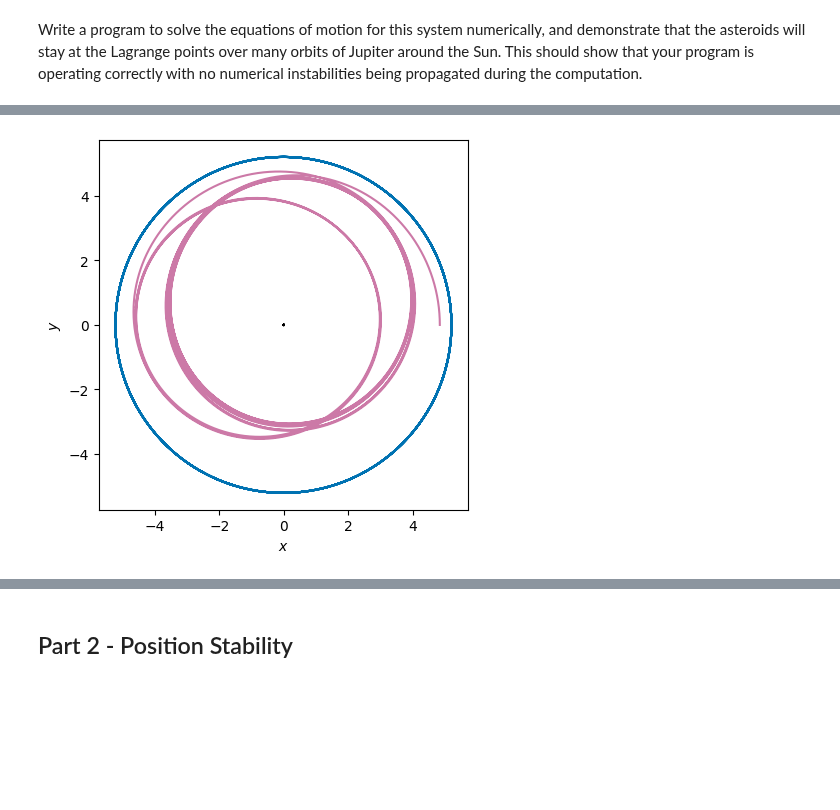
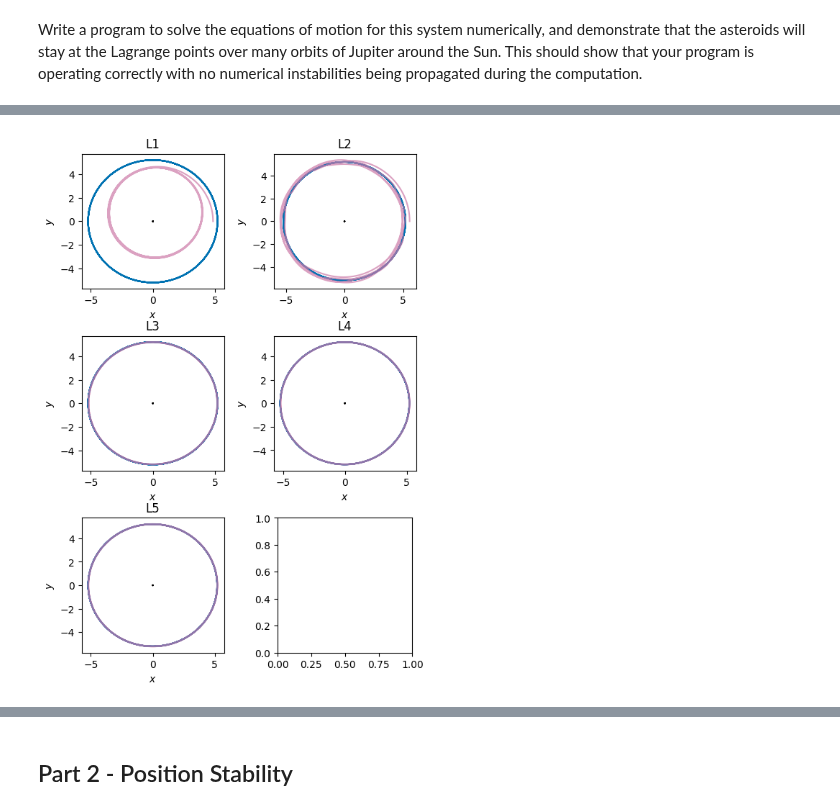
Before and after one commit to vibilanj/cmps, a Jupyter notebook: homework/Project1.ipynb, the cells around one changed output, grey strips where cells are left out. Saved outputs shown, nothing was run; the diff lists cells and outputs as text; code cells hidden in the pictures; blank space fills up the shorter version.

```diff
--- a/homework/Project1.ipynb
+++ b/homework/Project1.ipynb
@@ -34,7 +143,7 @@ M_J = 0.001     # Mass of Jupiter
 radius_J = 5.2  # Radius of Jupiter's orbit
 
 t_min = 0
-t_max = 10 * days_J
+t_max = 5 * days_J
 epsilon = 1
 
 position_L1 = radius_J - 0.3604277601
@@ -51,11 +160,11 @@ velocity_S = 2 * np.pi * radius_S / days_J
 
 init_SJ = np.array([-radius_S, 0, 0, -velocity_S, # Sun
                 radius_J, 0, 0, velocity_J]) # Jupiter
-init = np.concatenate((init_SJ, np.array([position_L1, 0, 0, velocity_L1])))
-# init = np.concatenate((init_SJ, np.array([position_L2, 0, 0, velocity_L2])))
-# init = np.concatenate((init_SJ, np.array([position_L3, 0, 0, velocity_L3])))
-# init = np.concatenate((init_SJ, np.array([2.6, 4.5, (velocity_J * -0.866), (velocity_J * 0.5)])))
-# init = np.concatenate((init_SJ, np.array([2.6, -4.5, (velocity_J * 0.866), (velocity_J * 0.5)])))
+init_L1 = np.concatenate((init_SJ, np.array([position_L1, 0, 0, velocity_L1])))
+init_L2 = np.concatenate((init_SJ, np.array([position_L2, 0, 0, velocity_L2])))
+init_L3 = np.concatenate((init_SJ, np.array([position_L3, 0, 0, velocity_L3])))
+init_L4 = np.concatenate((init_SJ, np.array([2.6, 4.5, (velocity_J * -0.866), (velocity_J * 0.5)])))
+init_L5 = np.concatenate((init_SJ, np.array([2.6, -4.5, (velocity_J * 0.866), (velocity_J * 0.5)])))
 
 # Functions
 d = -2.96 * 10 ** (-4) # G * M / AU^3 * 86400^2
@@ -69,45 +178,55 @@ def general_derivative(t, state, mass_J):
     r_AJ = np.sqrt((x_A - x_J) ** 2 + (y_A - y_J) ** 2)  # Distance from Asteroid to Jupiter
 
     # Accelerations
     a_x_SJ =  d * mass_J * (x_S - x_J) / (r_JS ** 3) # Sun's acceleration due to Jupiter
     a_y_SJ =  d * mass_J * (y_S - y_J) / (r_JS ** 3)
 
     a_x_JS = d * M_S * (x_J - x_S) / (r_JS ** 3)  # Jupiter's acceleration due to the Sun
     a_y_JS = d * M_S * (y_J - y_S) / (r_JS ** 3)
 
     a_x_AS = d * M_S * (x_A - x_S) / (r_AS ** 3)  # Asteroid's acceleration due to the Sun
     a_y_AS = d * M_S * (y_A - y_S) / (r_AS ** 3)
     a_x_AJ = d * mass_J * (x_A - x_J) / (r_AJ ** 3)  # Asteroid's acceleration due to Jupiter
     a_y_AJ = d * mass_J * (y_A - y_J) / (r_AJ ** 3)
 
     a_x_A = a_x_AS + a_x_AJ  # Total x acceleration of the Asteroid
     a_y_A = a_y_AS + a_y_AJ  # Total y acceleration of the Asteroid
 
     return np.array([v_x_S, v_y_S, a_x_SJ, a_y_SJ, \
                         v_x_J, v_y_J, a_x_JS, a_y_JS, \
                         v_x_A, v_y_A, a_x_A, a_y_A])
 
 # Solution
 def derivative(t, state):
     return general_derivative(t, state, M_J)
 
-solution = integrate.solve_ivp(derivative, [t_min, t_max], init, max_step = epsilon)
+solution_L1 = integrate.solve_ivp(derivative, [t_min, t_max], init_L1, max_step = epsilon)
+solution_L2 = integrate.solve_ivp(derivative, [t_min, t_max], init_L2, max_step = epsilon)
+solution_L3 = integrate.solve_ivp(derivative, [t_min, t_max], init_L3, max_step = epsilon)
+solution_L4 = integrate.solve_ivp(derivative, [t_min, t_max], init_L4, max_step = epsilon)
+solution_L5 = integrate.solve_ivp(derivative, [t_min, t_max], init_L5, max_step = epsilon)
 
-# Plot
-x_S = solution.y[0]
-y_S = solution.y[1]
+# Plotting
+fig, ((ax_L1, ax_L2), (ax_L3, ax_L4), (ax_L5, _)) = plt.subplots(3, 2)
+fig.set_size_inches(6, 9)
 
-x_J = solution.y[4]
-y_J = solution.y[5]
+def plot_orbit(ax, solution, label):
+    x_S, y_S = solution.y[0:2]
+    x_J, y_J = solution.y[4:6]
+    x_A, y_A = solution.y[8:10]
 
-x_A1 = solution.y[8]
-y_A1 = solution.y[9]
+    ax.plot(x_S, y_S, color = CF_black, label = "Sun")
+    ax.plot(x_J, y_J, color = CF_blue, label = "Jupiter")
+    ax.plot(x_A, y_A, color = CF_red, label = label, alpha = 0.7)
+    ax.set(title = label, xlabel = "$x$", ylabel = "$y$")
+    plt.gca().set_aspect("equal")
 
-fig, ax = plt.subplots(1, 1)
-ax.plot(x_S, y_S, color = CF_black)
-ax.plot(x_J, y_J, color = CF_blue)
-ax.plot(x_A1, y_A1, color = CF_red)
-ax.set(xlabel = "$x$", ylabel = "$y$")
-plt.gca().set_aspect("equal")
+plot_orbit(ax_L1, solution_L1, "L1")
+plot_orbit(ax_L2, solution_L2, "L2")
+plot_orbit(ax_L3, solution_L3, "L3")
+plot_orbit(ax_L4, solution_L4, "L4")
+plot_orbit(ax_L5, solution_L5, "L5")
+
+plt.subplots_adjust(wspace = 0.35, hspace = 0.35)
 # %% [output]
-[figure, old version]
+[figure, new version]
```
Also changed, not shown: parts of 6 cells of this notebook.
